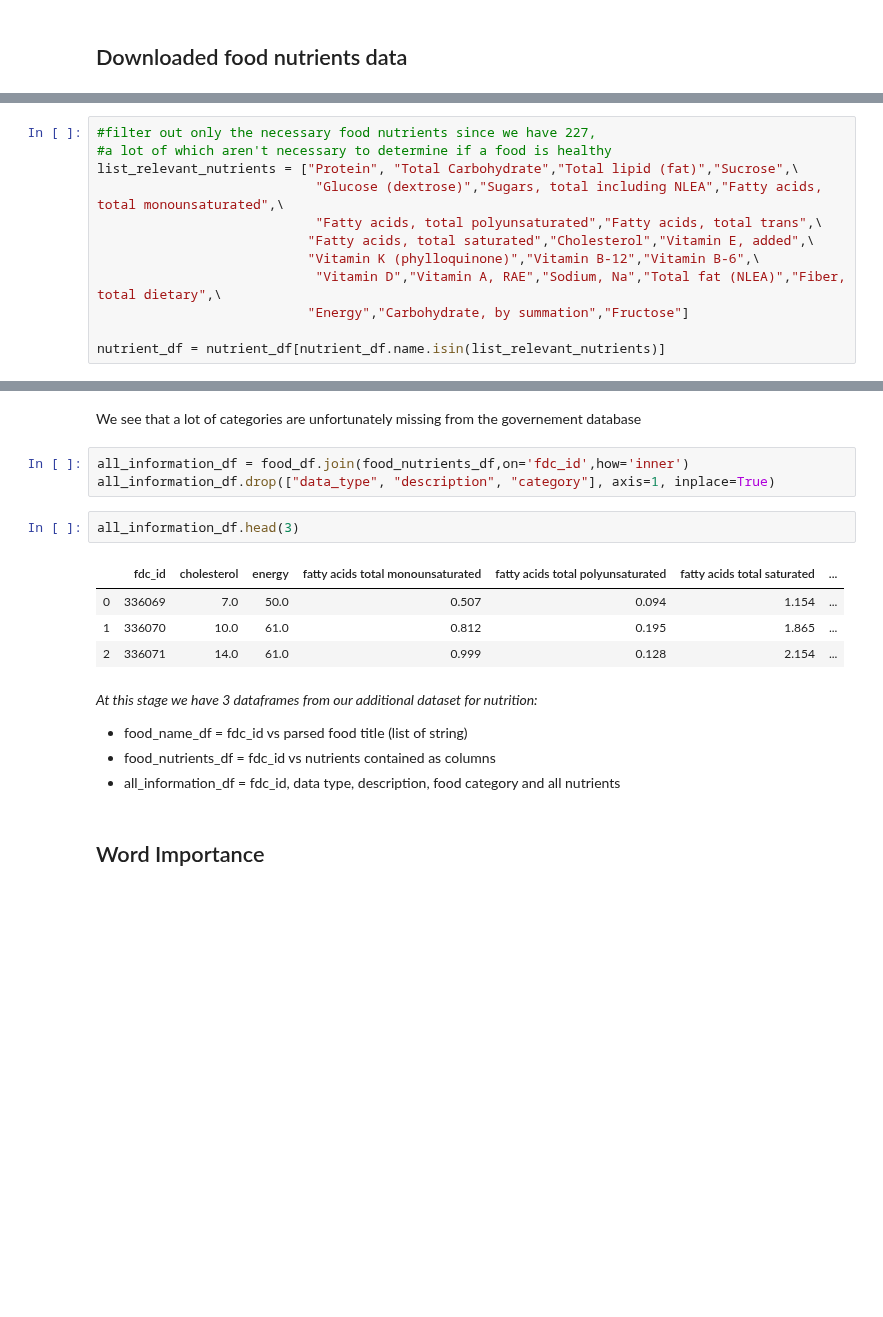
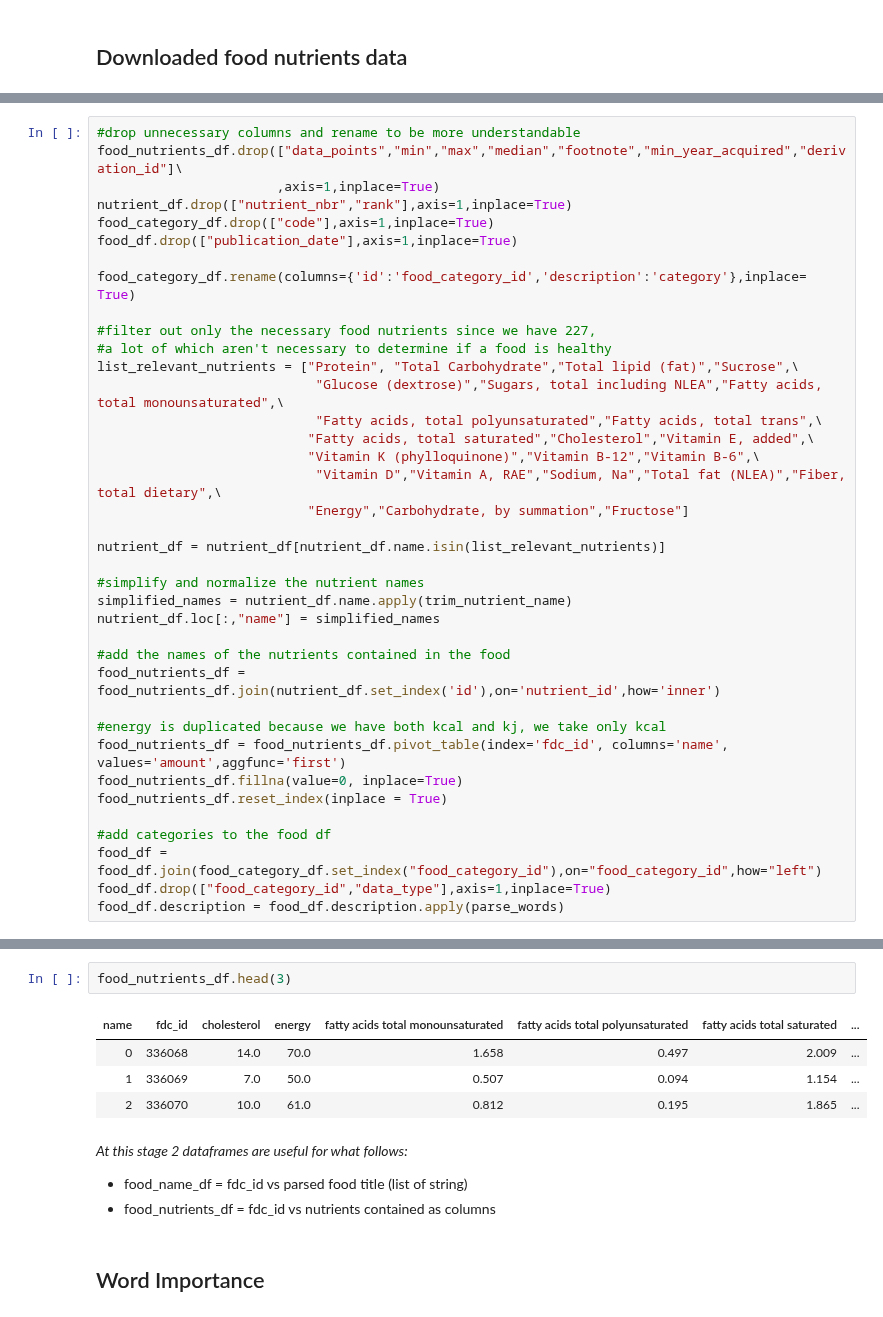
Before and after one commit to raphaelreiss/ADA_project, a Jupyter notebook: src/Health.ipynb, the cells around one changed output, grey strips where cells are left out. Cells and saved outputs as stored; diff of their text form; blank space fills up the shorter version.

```diff
--- a/src/Health.ipynb
+++ b/src/Health.ipynb
@@ -143,4 +120,13 @@ food_category_df.rename(columns={'id':'food_category_id','description':'category
 # %%
+#drop unnecessary columns and rename to be more understandable
+food_nutrients_df.drop(["data_points","min","max","median","footnote","min_year_acquired","derivation_id"]\
+                       ,axis=1,inplace=True)
+nutrient_df.drop(["nutrient_nbr","rank"],axis=1,inplace=True)
+food_category_df.drop(["code"],axis=1,inplace=True)
+food_df.drop(["publication_date"],axis=1,inplace=True)
+
+food_category_df.rename(columns={'id':'food_category_id','description':'category'},inplace= True)
+
 #filter out only the necessary food nutrients since we have 227,
 #a lot of which aren't necessary to determine if a food is healthy
 list_relevant_nutrients = ["Protein", "Total Carbohydrate","Total lipid (fat)","Sucrose",\
@@ -152,3 +138,20 @@ list_relevant_nutrients = ["Protein", "Total Carbohydrate","Total lipid (fat)","
                            "Energy","Carbohydrate, by summation","Fructose"]
 
 nutrient_df = nutrient_df[nutrient_df.name.isin(list_relevant_nutrients)]
+
+#simplify and normalize the nutrient names
+simplified_names = nutrient_df.name.apply(trim_nutrient_name)
+nutrient_df.loc[:,"name"] = simplified_names
+
+#add the names of the nutrients contained in the food
+food_nutrients_df = food_nutrients_df.join(nutrient_df.set_index('id'),on='nutrient_id',how='inner')
+
+#energy is duplicated because we have both kcal and kj, we take only kcal
+food_nutrients_df = food_nutrients_df.pivot_table(index='fdc_id', columns='name', values='amount',aggfunc='first')
+food_nutrients_df.fillna(value=0, inplace=True)
+food_nutrients_df.reset_index(inplace = True)
+
+#add categories to the food df
+food_df = food_df.join(food_category_df.set_index("food_category_id"),on="food_category_id",how="left")
+food_df.drop(["food_category_id","data_type"],axis=1,inplace=True)
+food_df.description = food_df.description.apply(parse_words)
@@ -209,20 +169,14 @@ food_df.head()
-# %% [markdown]
-We see that a lot of categories are unfortunately missing from the governement database
-# %%
-all_information_df = food_df.join(food_nutrients_df,on='fdc_id',how='inner')
-all_information_df.drop(["data_type", "description", "category"], axis=1, inplace=True)
 # %%
-all_information_df.head(3)
+food_nutrients_df.head(3)
 # %% [output]
-|  | fdc_id | cholesterol | energy | fatty acids total monounsaturated | fatty acids total polyunsaturated | fatty acids total saturated | ... |
-| 0 | 336069 | 7.0 | 50.0 | 0.507 | 0.094 | 1.154 | ... |
-| 1 | 336070 | 10.0 | 61.0 | 0.812 | 0.195 | 1.865 | ... |
-| 2 | 336071 | 14.0 | 61.0 | 0.999 | 0.128 | 2.154 | ... |
+| name | fdc_id | cholesterol | energy | fatty acids total monounsaturated | fatty acids total polyunsaturated | fatty acids total saturated | ... |
+| 0 | 336068 | 14.0 | 70.0 | 1.658 | 0.497 | 2.009 | ... |
+| 1 | 336069 | 7.0 | 50.0 | 0.507 | 0.094 | 1.154 | ... |
+| 2 | 336070 | 10.0 | 61.0 | 0.812 | 0.195 | 1.865 | ... |
 # %% [markdown]
-_At this stage we have 3 dataframes from our additional dataset for nutrition:_
+_At this stage 2 dataframes are useful for what follows:_
 - food_name_df = fdc_id vs parsed food title (list of string)
 - food_nutrients_df = fdc_id vs nutrients contained as columns
-- all_information_df = fdc_id, data type, description, food category and all nutrients
 # %% [markdown]
 ## Word Importance
 # %% [markdown]
```
Also changed, not shown: parts of 49 cells of this notebook, 2 other files.
